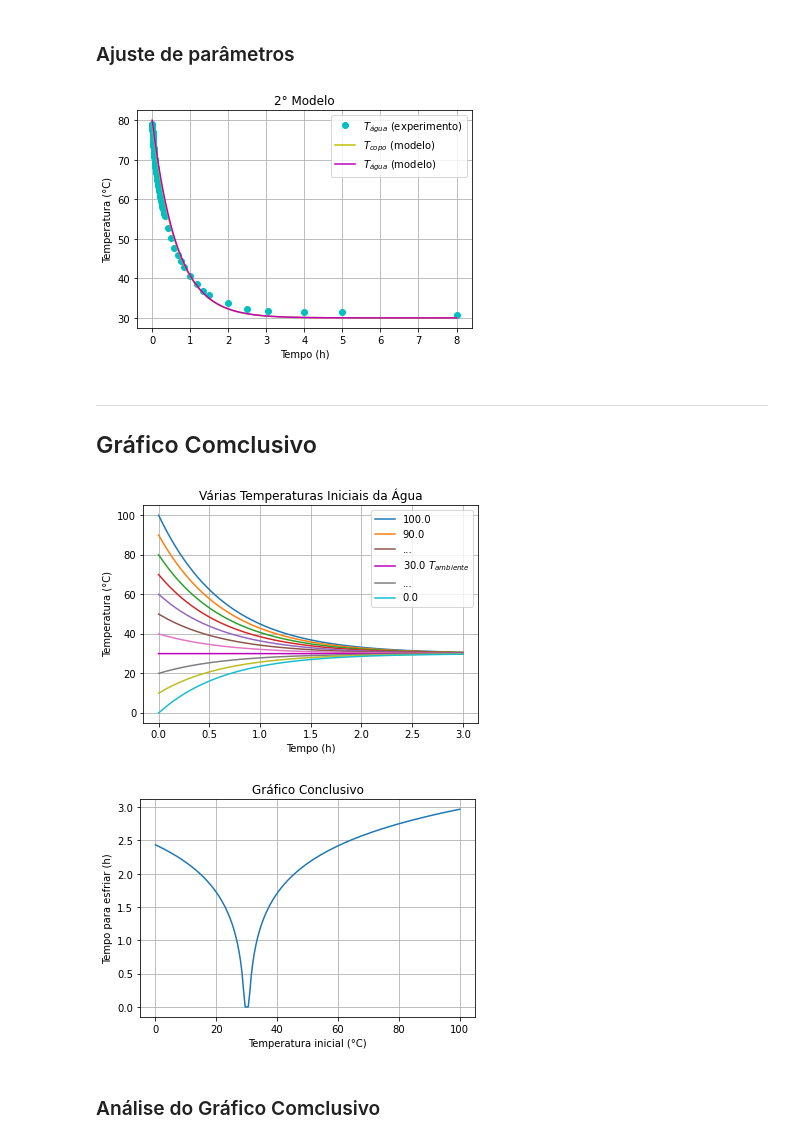
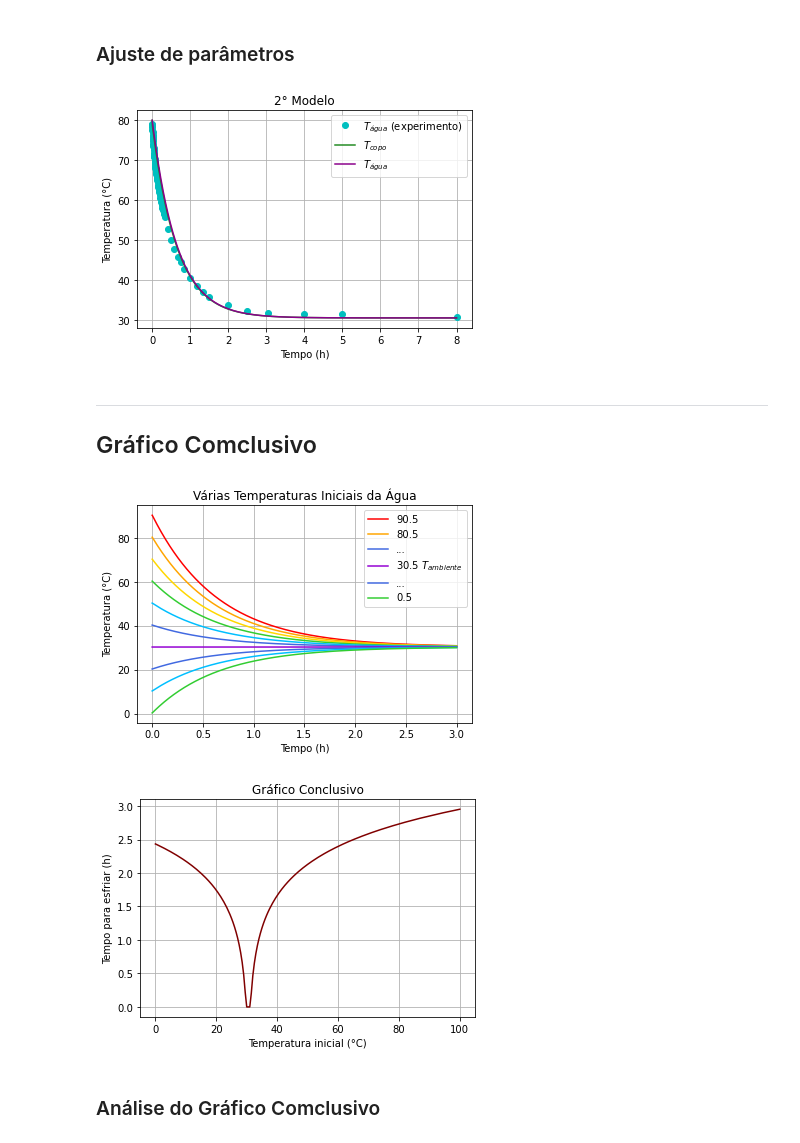
Before and after one commit to pedroivoal/Modsim-P2, a Jupyter notebook: I2/I2.ipynb, the cells around one changed output. Drawn from its saved outputs; the diff is of its cells as text; code cells hidden in the pictures.

```diff
--- a/I2/I2.ipynb
+++ b/I2/I2.ipynb
@@ -47,7 +47,7 @@ hs = 15                  # Água para o ar
 hp = 15                  # Recipiente para o ar
 
 #Temperaturas (K)
-Tar = 30+273.15          # Ambiente
+Tar = 30.5+273.15        # Ambiente
 Ta = 80+273.15           # Água
 Tr = 80+273.15           # Recipiente
 # %% [markdown]
@@ -155,8 +155,8 @@ Tr_lista = x[:,1]-273.15
 validacao2, ax = plt.subplots()
 # Plota gráficos
 plt.plot(lista_t_exp, lista_Ta_exp, 'co', label = '$T_{água}$ (experimento)')
-plt.plot(t_lista/3600, Tr_lista, 'y', label = '$T_{copo}$ (modelo)')
-plt.plot(t_lista/3600, Ta_lista, 'm', label = '$T_{água}$ (modelo)')
+plt.plot(t_lista/3600, Tr_lista, 'forestgreen', label = '$T_{copo}$')
+plt.plot(t_lista/3600, Ta_lista, 'darkmagenta', label = '$T_{água}$')
 plt.title('2° Modelo')
 plt.ylabel('Temperatura (°C)')
 plt.xlabel('Tempo (h)')
@@ -166,7 +166,7 @@ plt.show()
 # Cria arquivo png com o gráfico no PC
 validacao2.savefig('3.Validação2.png',  format = 'png', dpi = 1200)
 # %% [output]
-[figure, old version]
+[figure, new version]
 # %% [markdown]
 ----
 ## Gráfico Comclusivo
@@ -207,48 +207,64 @@ for Tia in lista_Tia:
     # Plota gráficos
     # Controla quais temperaturas recebem legenda
     # Funciona apenas para Tia(T inicial da água) variando 0.5 em 0.5
-    if  i == 0 or i == 20 or i == 200:
+    if i == 139:
 
-        plt.plot(t_lista/3600, Ta_lista, label = (TiaC))
+        plt.plot(t_lista/3600, Ta_lista, 'darkviolet', label = ('30.5 $T_{ambiente}$'))
 
-    elif i == 140:
+    elif i == 119 or i == 159:
 
-        plt.plot(t_lista/3600, Ta_lista, 'm' , label = ('30.0 $T_{ambiente}$'))
+        plt.plot(t_lista/3600, Ta_lista, 'royalblue', label = '...')
 
-    elif i == 100 or i == 160:
+    elif i == 99 or i == 179:
 
-        plt.plot(t_lista/3600, Ta_lista, label = '...')
+        plt.plot(t_lista/3600, Ta_lista, 'deepskyblue')
 
-    elif i== 40 or i == 60 or i == 80 or i == 120 or i == 160 or i == 180:
+    elif i == 199:
 
-        plt.plot(t_lista/3600, Ta_lista)
+        plt.plot(t_lista/3600, Ta_lista, 'limegreen', label = (TiaC))
+
+    elif i == 79:
+
+        plt.plot(t_lista/3600, Ta_lista, 'limegreen')
+
+    elif i == 59:
+
+        plt.plot(t_lista/3600, Ta_lista, 'gold')
+
+    elif i == 39:
+
+        plt.plot(t_lista/3600, Ta_lista, 'orange', label = (TiaC))
+
+    elif i == 19:
+
+        plt.plot(t_lista/3600, Ta_lista, 'red', label = (TiaC))
 
     i += 1
 
 # Plota gráficos
 plt.title('Várias Temperaturas Iniciais da Água')
 plt.ylabel('Temperatura (°C)')
 plt.xlabel('Tempo (h)')
 plt.legend()
 plt.grid(True)
 plt.show(True)
 # Cria arquivo png com o gráfico no PC
 arcoiris.savefig('4.Arco íris.png',  format = 'png', dpi = 1200)
 
 # Variável que guarda gráfico
 conclusivo, ax = plt.subplots()
 # Plota gráfico conclusivo
-plt.plot((lista_Tia-273.15), lista_t_equilibrio, '')
+plt.plot((lista_Tia-273.15), lista_t_equilibrio, 'maroon')
 plt.title('Gráfico Conclusivo')
 plt.xlabel('Temperatura inicial (°C)')
 plt.ylabel('Tempo para esfriar (h)')
 plt.grid(True)
 plt.show()
 # Cria arquivo png com o gráfico no PC
 conclusivo.savefig('5.Conclusivo.png',  format = 'png', dpi = 1200)
 # %% [output]
-[figure, old version]
+[figure, new version]
-[figure, old version]
+[figure, new version]
 # %% [markdown]
 ### Análise do Gráfico Comclusivo
 # %%
```
Also changed, not shown: parts of 3 cells of this notebook, 10 other files.
